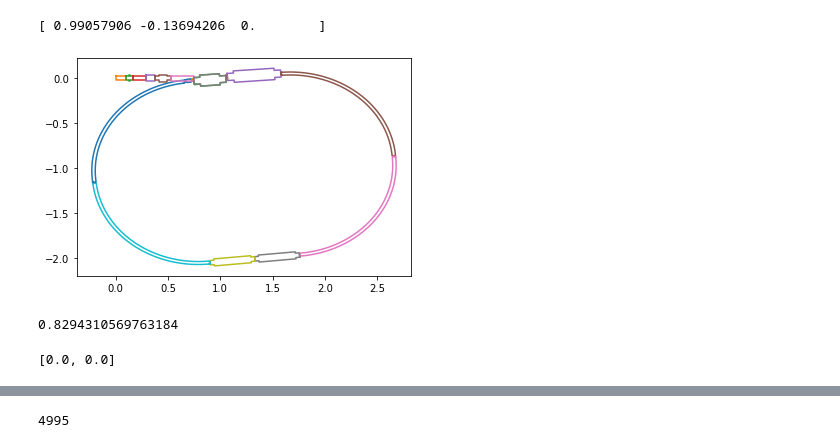
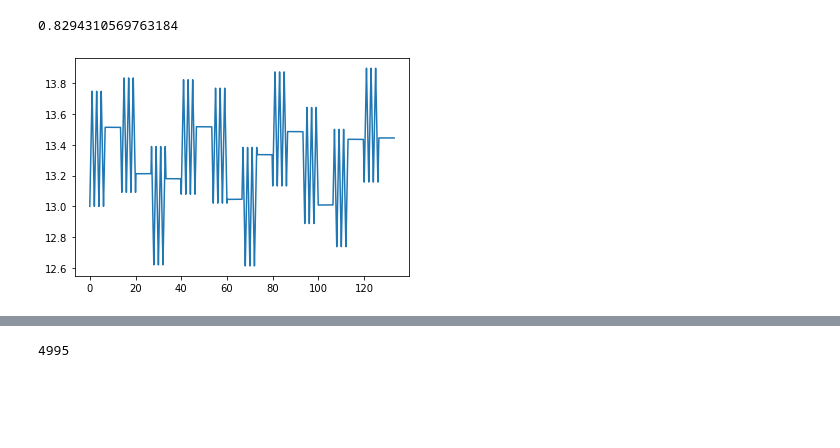
Before and after one commit to BillyTheKidPhysicist/storageRing, a Jupyter notebook: storageRingModel/notebook.ipynb, the cells around one changed output, grey strips where cells are left out. Saved outputs shown, nothing was run; the diff lists cells and outputs as text; code cells hidden in the pictures; blank space fills up the shorter version.

```diff
--- a/storageRingModel/notebook.ipynb
+++ b/storageRingModel/notebook.ipynb
@@ -1,7 +0,0 @@
-# %%
-from latticeModels import make_Ring_And_Injector_Version3
-from storageRingOptimizer import StorageRingModel
-from helperTools import *
-x = [0.02477938, 0.01079024, 0.04059919, 0.010042, 0.07175166, 0.51208528]
-PTL_Ring, PTL_Injector=make_Ring_And_Injector_Version3(x)
-optimizer = StorageRingModel(PTL_Ring, PTL_Injector,collisionDynamics=True)
@@ -99,19 +0,0 @@ True
-# %%
-firstEl=optimizer.latticeInjector.elList[0]
-r1Ring=optimizer.convert_Pos_Injector_Frame_To_Ring_Frame(firstEl.r1)
-n1Ring=optimizer.convert_Moment_Injector_Frame_To_Ring_Frame(firstEl.nb)
-
-angle=np.arctan2(n1Ring[1],n1Ring[0])
-rotAngle=-np.pi-angle
-
-objects=optimizer.generate_Shapely_Object_List_Of_Floor_Plan('exterior')
-objectsInLabFrame=[]
-for object in objects:
-    object=translate(object,-r1Ring[0],-r1Ring[1])
-    object=rotate(object,rotAngle,use_radians=True,origin=(0,0))
-    objectsInLabFrame.append(object)
-    plt.plot(*object.exterior.xy)
-plt.show()
-# %% [output]
-[ 0.99057906 -0.13694206  0.        ]
-[figure, removed]
@@ -156,12 +34,3 @@ grad_Norm(*Bi_And_Bii(_coords))
 time.time()-t #.78
 # %% [output]
 0.8294310569763184
-# %%
-@numba.njit()
-def poop():
-    a=[0.0]
-    a.append(0.0)
-    return a
-poop()
-# %% [output]
-[0.0, 0.0]
@@ -167,0 +39,40 @@ poop()
+# %%
+@numba.njit()
+def is_Even(x: int)-> bool:
+    """Test if a number is even"""
+
+
+    return True if x%2==0 else False
+v0=10.0
+L=1.
+tau=5.0*L/v0
+FMax=10.0
+h=1e-5
+TMax=10.0
+T=0.0
+m=1.0
+@numba.njit()
+def force(x,t):
+    Fpos=FMax if is_Even(int(x/L)) else -FMax
+    timeFact=1.0 if is_Even(int(t/tau)) else 0.0
+    return Fpos*timeFact
+x=0.0
+vx=v0+3.0
+xList,vxList=[],[]
+Flist=[]
+while T<TMax:
+    a1=force(x,T)/m
+    x=x+vx*h+.5*a1*h**2
+    a2=force(x,T)/m
+    vx=vx+(a1+a2)*h/2.0
+    xList.append(x)
+    vxList.append(vx)
+    T+=h
+
+TArr=np.linspace(0,T,len(xList))
+plt.plot(xList,vxList)
+plt.show()
+# plt.plot(TArr,vxList)
+# plt.show()
+# %% [output]
+[figure, added]
```
Also changed, not shown: parts of 6 cells of this notebook, 19 other files.
